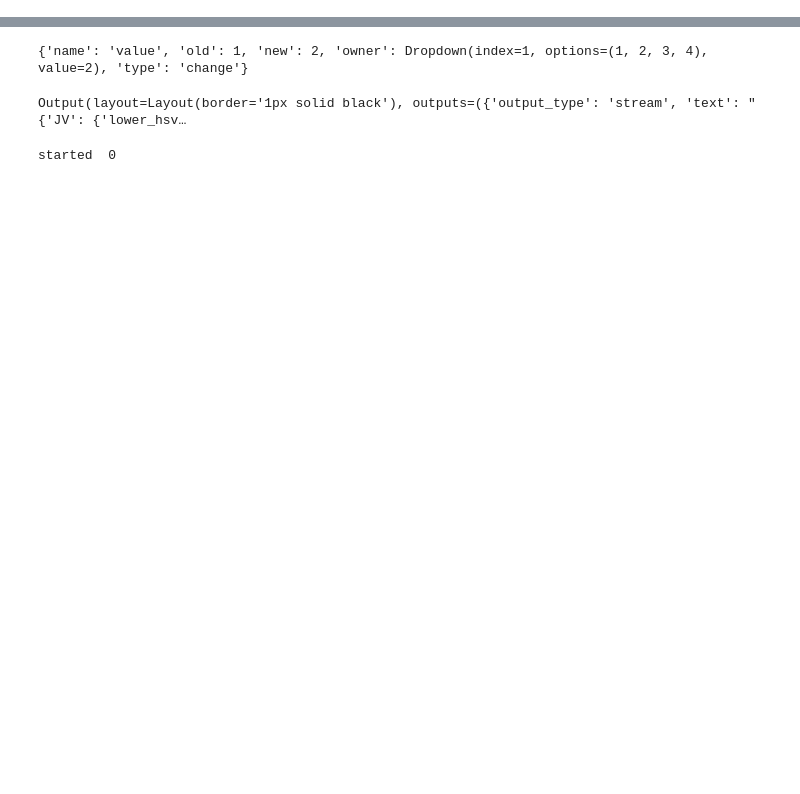
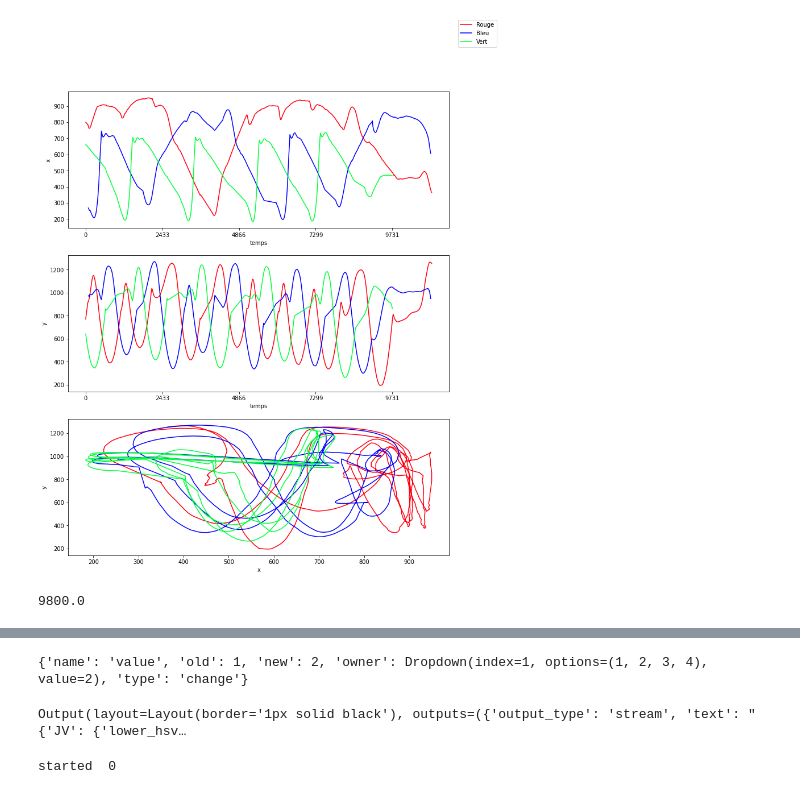
Before and after one commit to josuemoreau/Jugglyng, a Jupyter notebook: Expérimentations/test_leo/balltracker_app.ipynb, the cells around one changed output, grey strips where cells are left out. Cells and saved outputs as stored; diff of their text form; code cells hidden in the pictures; blank space fills up the shorter version.

```diff
--- a/Expérimentations/test_leo/balltracker_app.ipynb
+++ b/Expérimentations/test_leo/balltracker_app.ipynb
@@ -418,0 +84,41 @@ Ball(name = 'blue', lower_hsv = [95, 46, 55], higher_hsv = [119, 207, 194])
+# %%
+import matplotlib.pyplot as plt
+from balltracker_app import *
+%matplotlib inline
+
+def untuplize(l):
+    #l est une liste de tuples de même longueur.
+    if len(l) == 0:
+        return ()
+    return tuple([elem[i] for elem in l] for i in range(len(l[0])))
+
+def tuplize(*args):
+    #args est fait de listes toute de même longueur
+    if len(args) == 0:
+        return []
+    return [tuple(arg[i] for arg in args) for i in range(len(args[0]))]
+
+
+def plot_data(path):
+    with open(path, 'r') as f:
+        data = json.load(f)
+    balls = [Ball.from_dict(ball_data) for ball_data in data]
+    fig, ax = plt.subplots(3, 1, figsize=(12, 15))
+    for ball in balls:
+        ball_data_list = [(key, *elem) for key, elem in ball.data.items()]
+        ball_data_list.sort(key = lambda x : x[0])
+        time, x, y = untuplize(ball_data_list)
+        #temps en ms
+        ax[0].plot(time, x, color=ball.plt_color, label=ball.name)
+        ax[1].plot(time, y, color=ball.plt_color)
+        ax[2].plot(x, y, color=ball.plt_color)
+        plt.figlegend()
+    #A CONFIGURER ABSOLUMENT sinon la figure met des années à s'afficher
+    ax[0].set_xticks(np.linspace(int(time[0]), time[-1], 5))
+    ax[1].set_xticks(np.linspace(int(time[0]), time[-1], 5))
+    ax[0].set_xlabel("temps")
+    ax[0].set_ylabel("x")
+    ax[1].set_xlabel("temps")
+    ax[1].set_ylabel("y")
+    ax[2].set_xlabel("x")
+    ax[2].set_ylabel("y")
@@ -418,0 +139,4 @@ Ball(name = 'blue', lower_hsv = [95, 46, 55], higher_hsv = [119, 207, 194])
+# %%
+plot_data('vincent_court.json')
+# %% [output]
+[figure, added]
@@ -418,0 +149,7 @@ Ball(name = 'blue', lower_hsv = [95, 46, 55], higher_hsv = [119, 207, 194])
+# %%
+ball = balls[0]
+for key, elem in ball.data.items():
+    if not isinstance(elem, list):
+        print(key)
+# %% [output]
+9800.0
```
Also changed, not shown: parts of 28 cells of this notebook, 5 other files.
